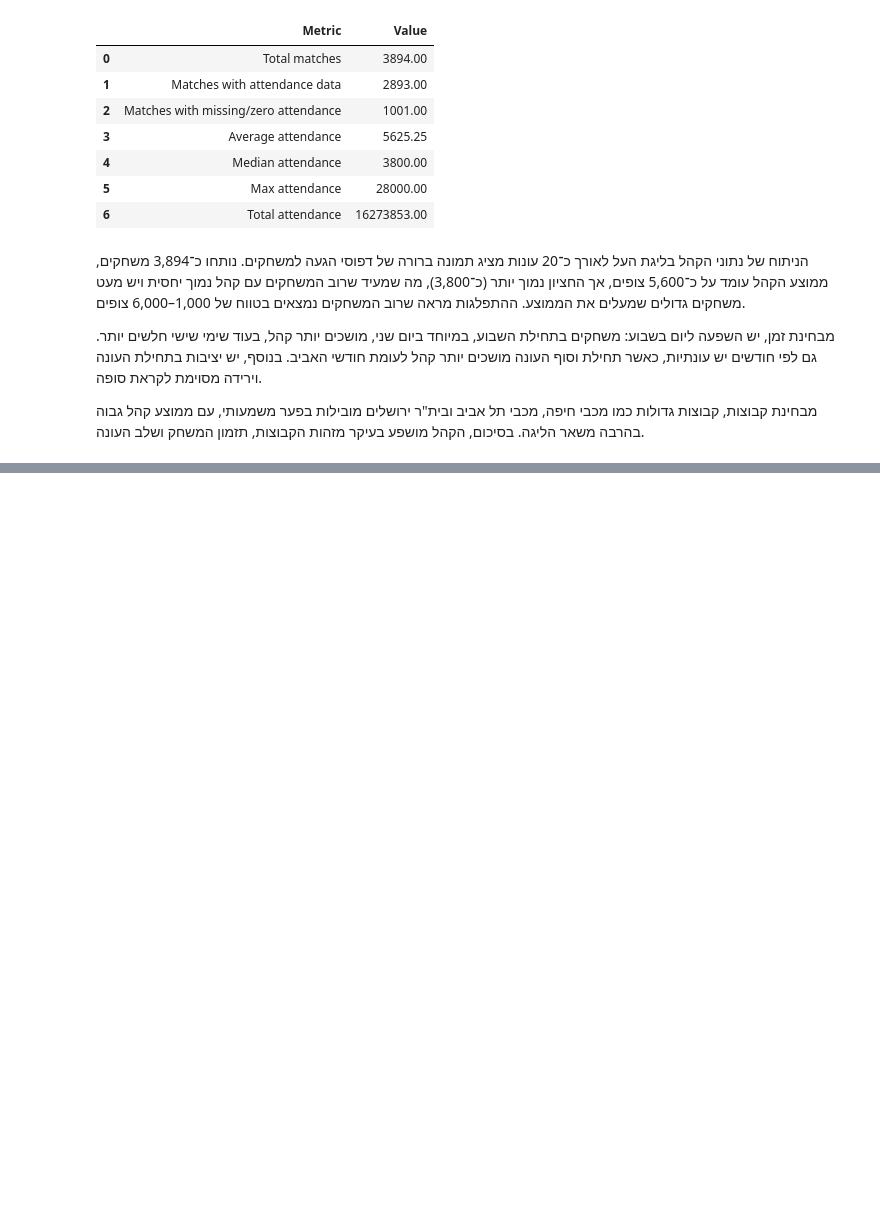
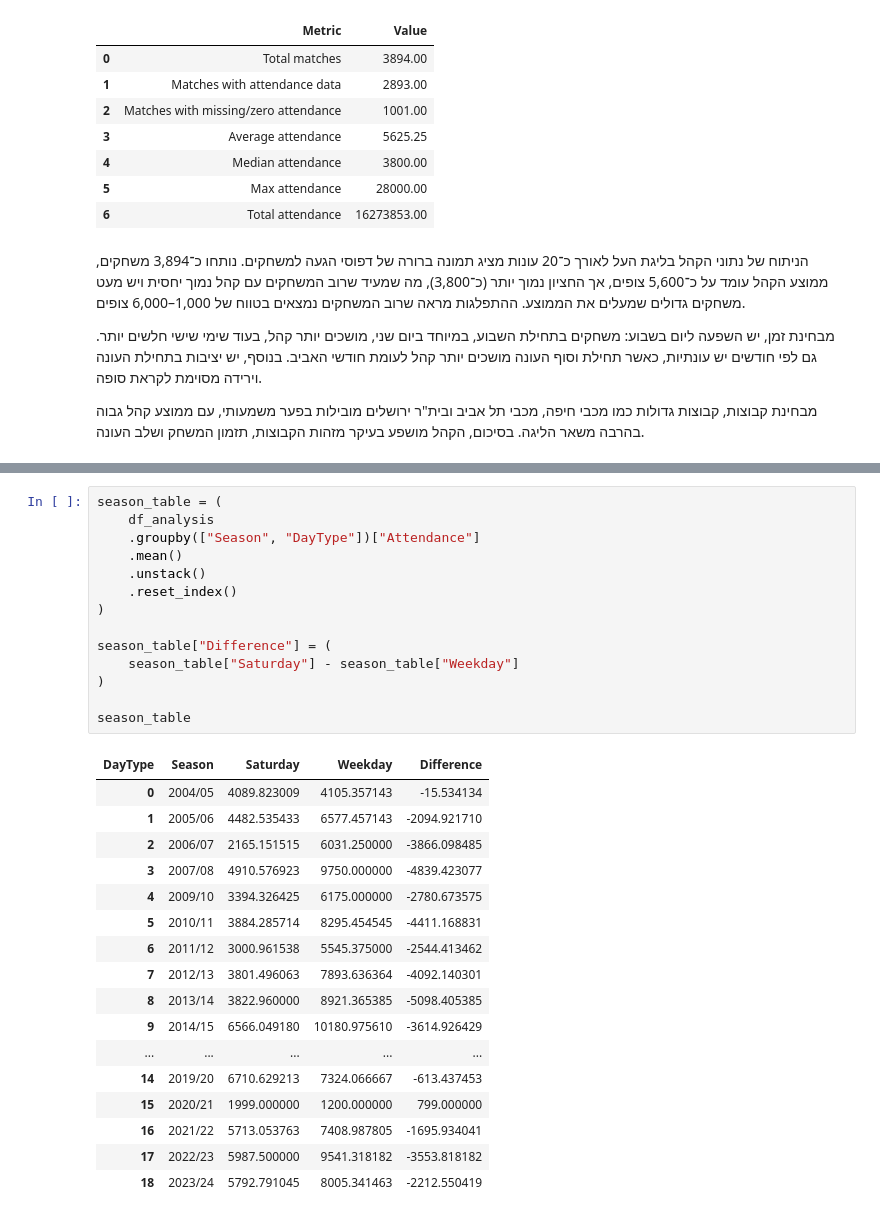
Before and after one commit to Nitaybenadmon123/ligat_haal_project, a Jupyter notebook: ligat_haal_project/notebooks/attendance/02_attendance_analysis.ipynb, the cells around one changed output, grey strips where cells are left out. Saved outputs shown, nothing was run; the diff lists cells and outputs as text; blank space fills up the shorter version.

```diff
--- a/ligat_haal_project/notebooks/attendance/02_attendance_analysis.ipynb
+++ b/ligat_haal_project/notebooks/attendance/02_attendance_analysis.ipynb
@@ -2840,0 +2891,32 @@ summary_stats
+# %%
+season_table = (
+    df_analysis
+    .groupby(["Season", "DayType"])["Attendance"]
+    .mean()
+    .unstack()
+    .reset_index()
+)
+
+season_table["Difference"] = (
+    season_table["Saturday"] - season_table["Weekday"]
+)
+
+season_table
+# %% [output]
+| DayType | Season | Saturday | Weekday | Difference |
+| 0 | 2004/05 | 4089.823009 | 4105.357143 | -15.534134 |
+| 1 | 2005/06 | 4482.535433 | 6577.457143 | -2094.921710 |
+| 2 | 2006/07 | 2165.151515 | 6031.250000 | -3866.098485 |
+| 3 | 2007/08 | 4910.576923 | 9750.000000 | -4839.423077 |
+| 4 | 2009/10 | 3394.326425 | 6175.000000 | -2780.673575 |
+| 5 | 2010/11 | 3884.285714 | 8295.454545 | -4411.168831 |
+| 6 | 2011/12 | 3000.961538 | 5545.375000 | -2544.413462 |
+| 7 | 2012/13 | 3801.496063 | 7893.636364 | -4092.140301 |
+| 8 | 2013/14 | 3822.960000 | 8921.365385 | -5098.405385 |
+| 9 | 2014/15 | 6566.049180 | 10180.975610 | -3614.926429 |
+| ... | ... | ... | ... | ... |
+| 14 | 2019/20 | 6710.629213 | 7324.066667 | -613.437453 |
+| 15 | 2020/21 | 1999.000000 | 1200.000000 | 799.000000 |
+| 16 | 2021/22 | 5713.053763 | 7408.987805 | -1695.934041 |
+| 17 | 2022/23 | 5987.500000 | 9541.318182 | -3553.818182 |
+| 18 | 2023/24 | 5792.791045 | 8005.341463 | -2212.550419 |
```
Also changed, not shown: parts of 19 cells of this notebook.
